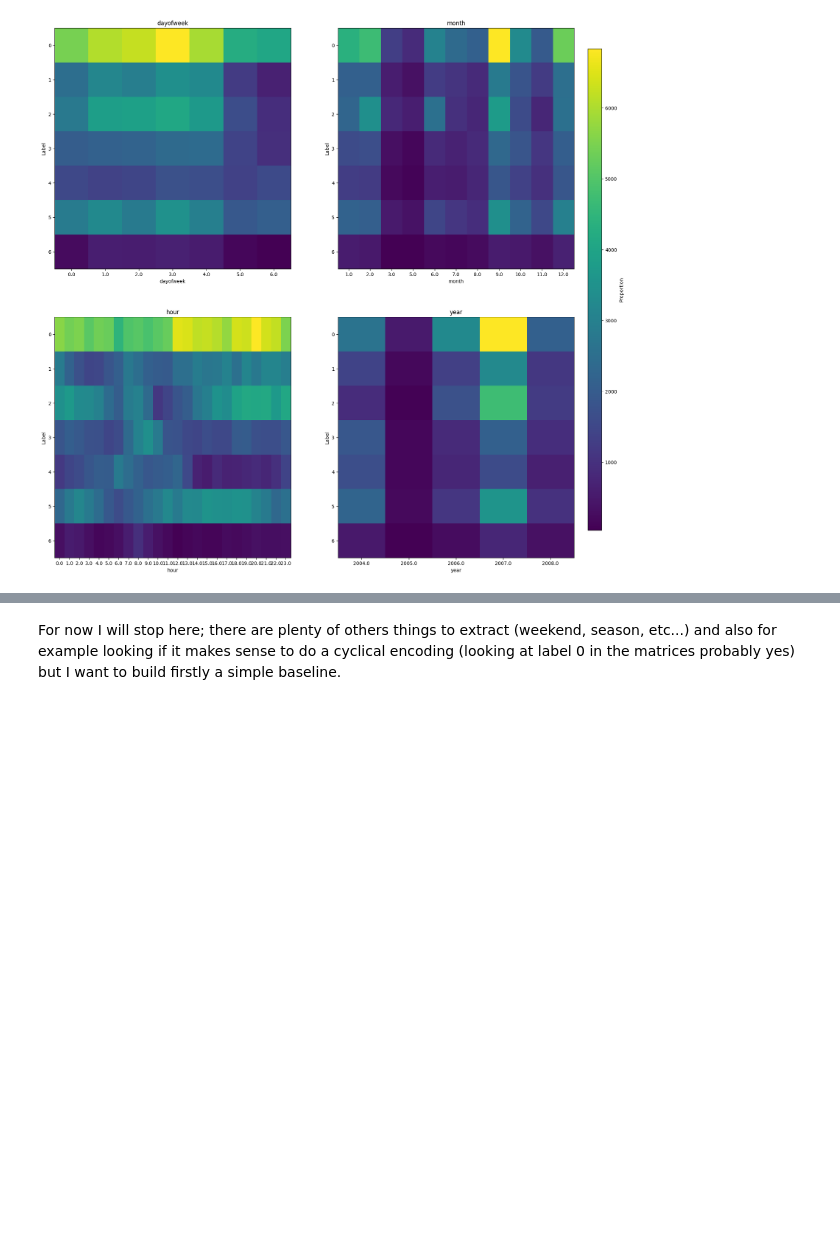
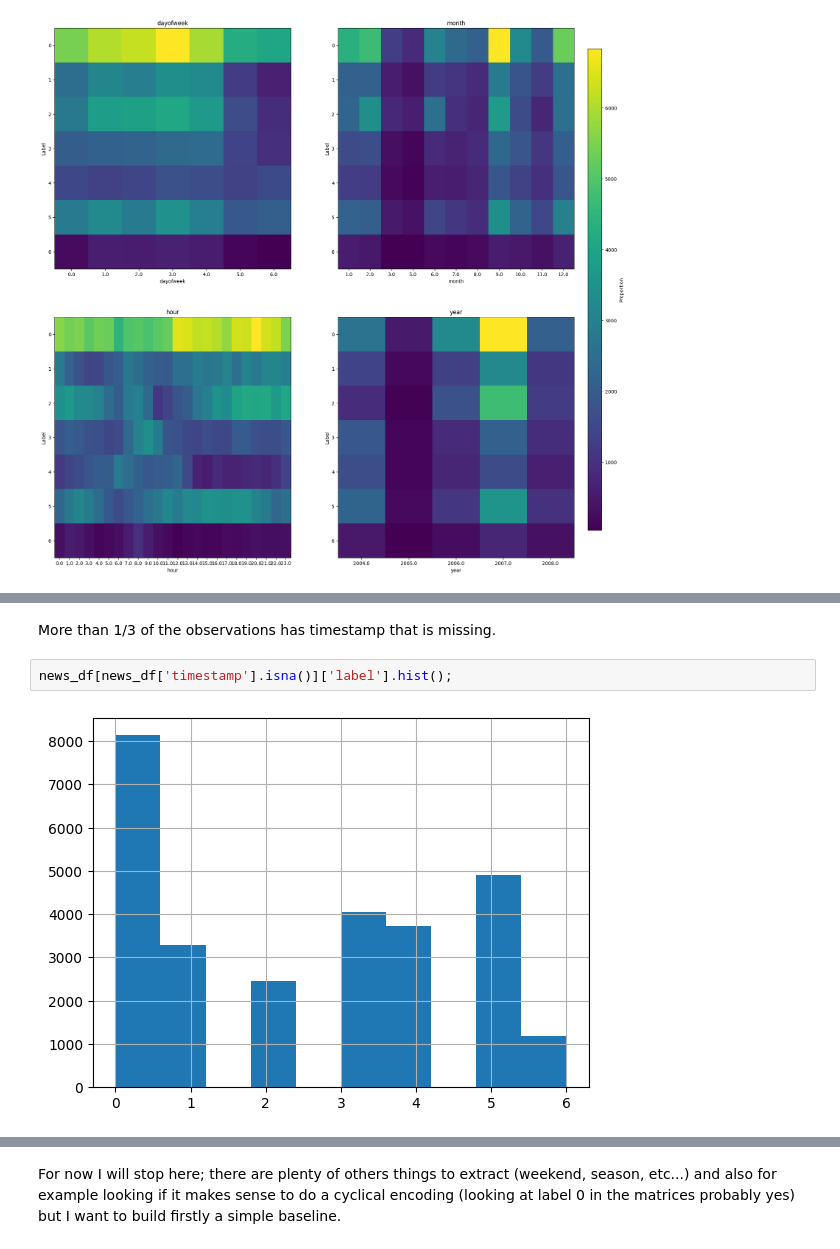
Before and after one commit to g-orlandi/NewsClassifier, a Jupyter notebook: notebooks/time_feat_eng.ipynb, the cells around one changed output, grey strips where cells are left out. Cells and saved outputs as stored; diff of their text form; blank space fills up the shorter version.

```diff
--- a/notebooks/02_time_feat_eng.ipynb
+++ b/notebooks/time_feat_eng.ipynb
@@ -132,0 +148,6 @@ Very small values of p-value means that a correlation do exist, so I will keep t
+# %% [markdown]
+More than 1/3 of the observations has timestamp that is missing.
+# %%
+news_df[news_df['timestamp'].isna()]['label'].hist();
+# %% [output]
+[figure, added]
```
Also changed, not shown: parts of 9 cells of this notebook, 13 other files.
